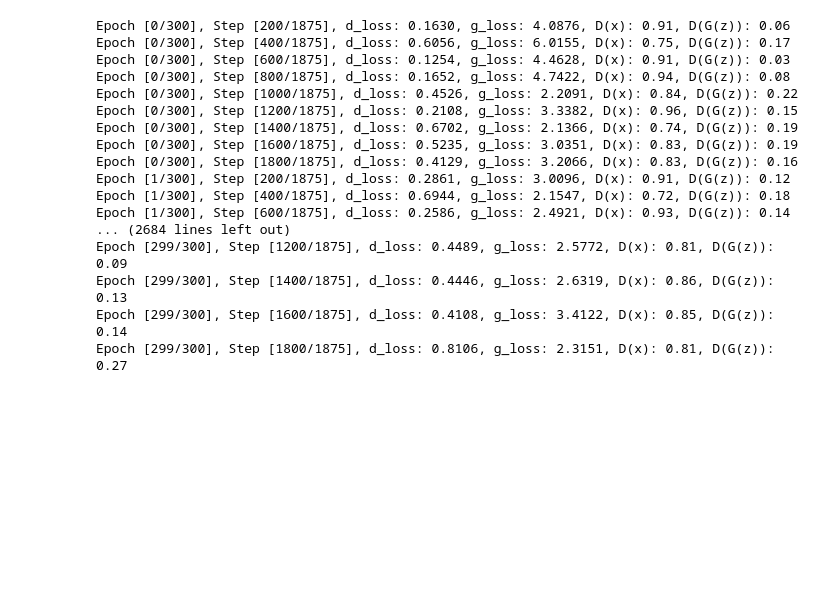
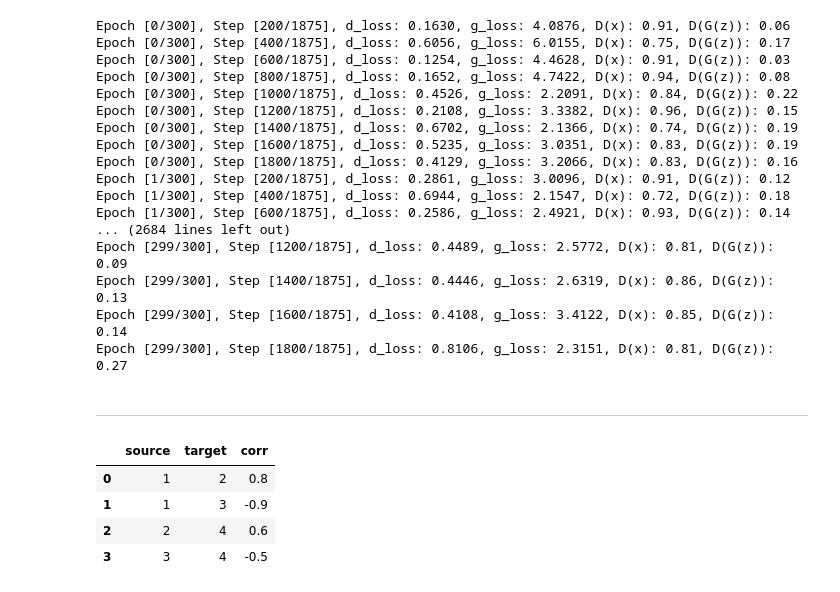
Before and after one commit to win7/GNN_Unsupervised, a Jupyter notebook: test.ipynb, the cells around one changed output. Saved outputs shown, nothing was run; the diff lists cells and outputs as text; code cells hidden in the pictures; blank space fills up the shorter version.

```diff
--- a/test.ipynb
+++ b/test.ipynb
@@ -942,3 +942,5 @@ Epoch [299/300], Step [1200/1875], d_loss: 0.4489, g_loss: 2.5772, D(x): 0.81, D
 Epoch [299/300], Step [1400/1875], d_loss: 0.4446, g_loss: 2.6319, D(x): 0.86, D(G(z)): 0.13
 Epoch [299/300], Step [1600/1875], d_loss: 0.4108, g_loss: 3.4122, D(x): 0.85, D(G(z)): 0.14
 Epoch [299/300], Step [1800/1875], d_loss: 0.8106, g_loss: 2.3151, D(x): 0.81, D(G(z)): 0.27
+# %% [markdown]
+---
@@ -944,0 +963,13 @@ Epoch [299/300], Step [1800/1875], d_loss: 0.8106, g_loss: 2.3151, D(x): 0.81, D
+# %%
+df_g1 = pd.DataFrame([[1, 2, 0.8],
+                      [1, 3, -0.9],
+                      #[1, 4, 0.5],
+                      [2, 4, 0.6],
+                      [3, 4, -0.5]], columns=["source", "target", "corr"])
+df_g1
+# %% [output]
+|  | source | target | corr |
+| 0 | 1 | 2 | 0.8 |
+| 1 | 1 | 3 | -0.9 |
+| 2 | 2 | 4 | 0.6 |
+| 3 | 3 | 4 | -0.5 |
```
Also changed, not shown: parts of 11 cells of this notebook, 3 other files.
